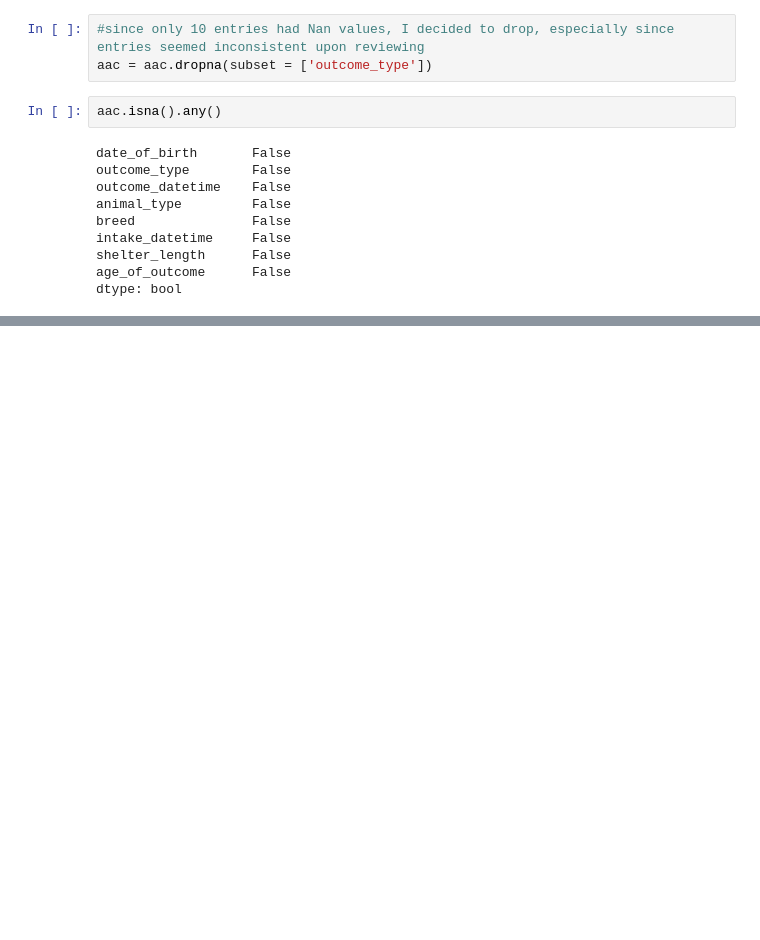
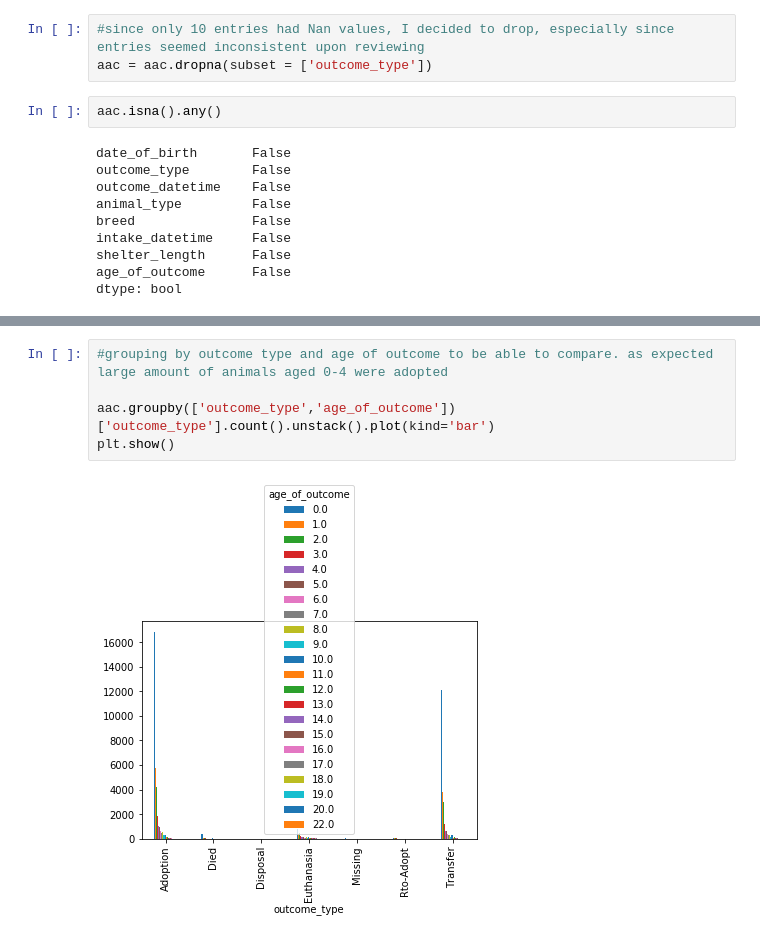
Before and after one commit to laceymaefield/Springboard_DSC, a Jupyter notebook: Data_wrangling.ipynb, the cells around one changed output, grey strips where cells are left out. Saved outputs shown, nothing was run; the diff lists cells and outputs as text; blank space fills up the shorter version.

```diff
--- a/Data_wrangling.ipynb
+++ b/Data_wrangling.ipynb
@@ -199,0 +229,7 @@ aac.head()
+# %%
+#grouping by outcome type and age of outcome to be able to compare. as expected large amount of animals aged 0-4 were adopted
+
+aac.groupby(['outcome_type','age_of_outcome'])['outcome_type'].count().unstack().plot(kind='bar')
+plt.show()
+# %% [output]
+[figure, added]
```
Also changed, not shown: parts of 18 cells of this notebook.
